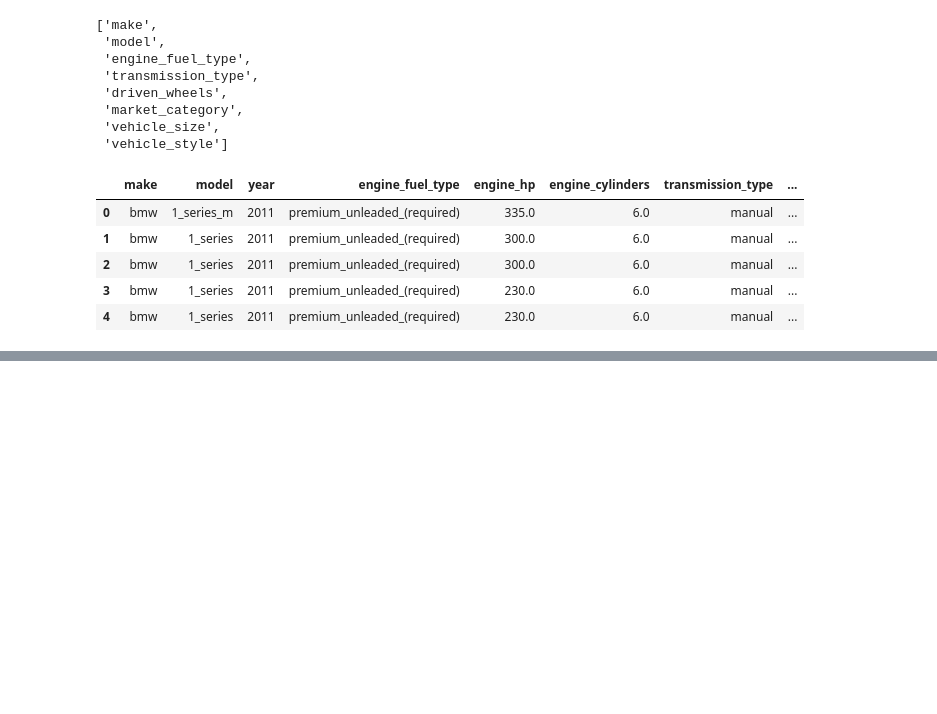
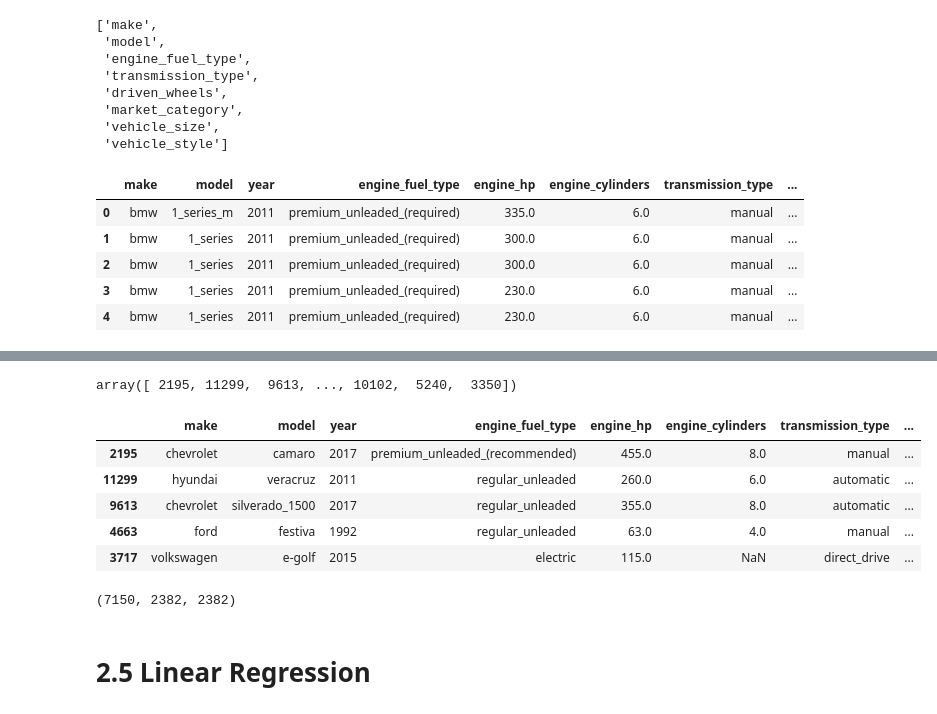
Before and after one commit to ashwin3005/ML-ZoomCamp, a Jupyter notebook: 02-Regression (week-02)/CarPrice.ipynb, the cells around one changed output, grey strips where cells are left out. Saved outputs shown, nothing was run; the diff lists cells and outputs as text; code cells hidden in the pictures; blank space fills up the shorter version.

Commit message:
2.5 linear regression

```diff
--- a/02-Regression (week-02)/CarPrice.ipynb
+++ b/02-Regression (week-02)/CarPrice.ipynb
@@ -93,0 +153,8 @@ df.head()
+# %%
+n = df.shape[0]
+
+n_val = int(n * 0.2)
+
+n_test = int(n * 0.2)
+
+n_train = n - n_val - n_test
@@ -93,0 +178,2 @@ df.head()
+# %%
+idx = np.arange(n)
@@ -93,0 +183,21 @@ df.head()
+# %%
+idx
+# %% [output]
+array([ 2195, 11299,  9613, ..., 10102,  5240,  3350])
+# %%
+df_train = df.iloc[idx[:n_train]]
+df_val = df.iloc[idx[n_train:n_train + n_val]]
+df_test = df.iloc[idx[n_train + n_val:]]
+# %%
+df_train.head()
+# %% [output]
+|  | make | model | year | engine_fuel_type | engine_hp | engine_cylinders | transmission_type | ... |
+| 2195 | chevrolet | camaro | 2017 | premium_unleaded_(recommended) | 455.0 | 8.0 | manual | ... |
+| 11299 | hyundai | veracruz | 2011 | regular_unleaded | 260.0 | 6.0 | automatic | ... |
+| 9613 | chevrolet | silverado_1500 | 2017 | regular_unleaded | 355.0 | 8.0 | automatic | ... |
+| 4663 | ford | festiva | 1992 | regular_unleaded | 63.0 | 4.0 | manual | ... |
+| 3717 | volkswagen | e-golf | 2015 | electric | 115.0 | NaN | direct_drive | ... |
+# %%
+len(df_train), len(df_val), len(df_test)
+# %% [output]
+(7150, 2382, 2382)
@@ -93,0 +216,2 @@ df.head()
+# %% [markdown]
+# 2.5 Linear Regression
```
Also changed, not shown: parts of 23 cells of this notebook.
